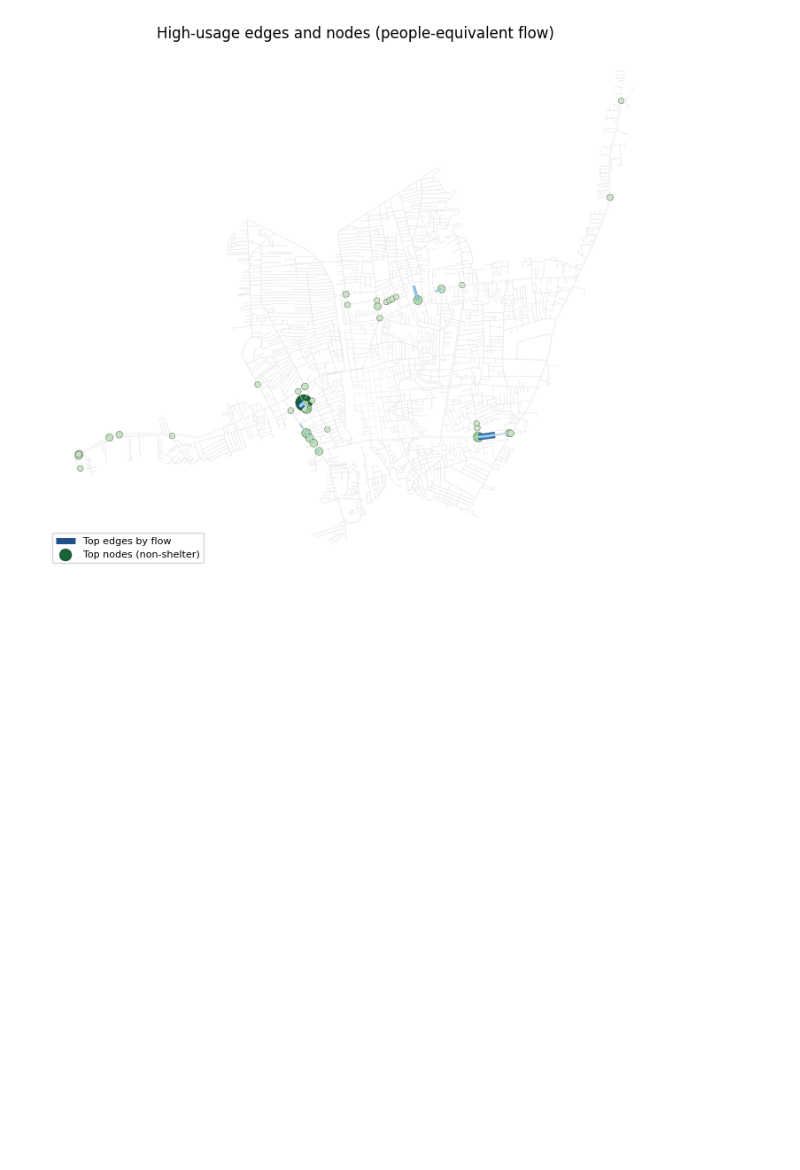
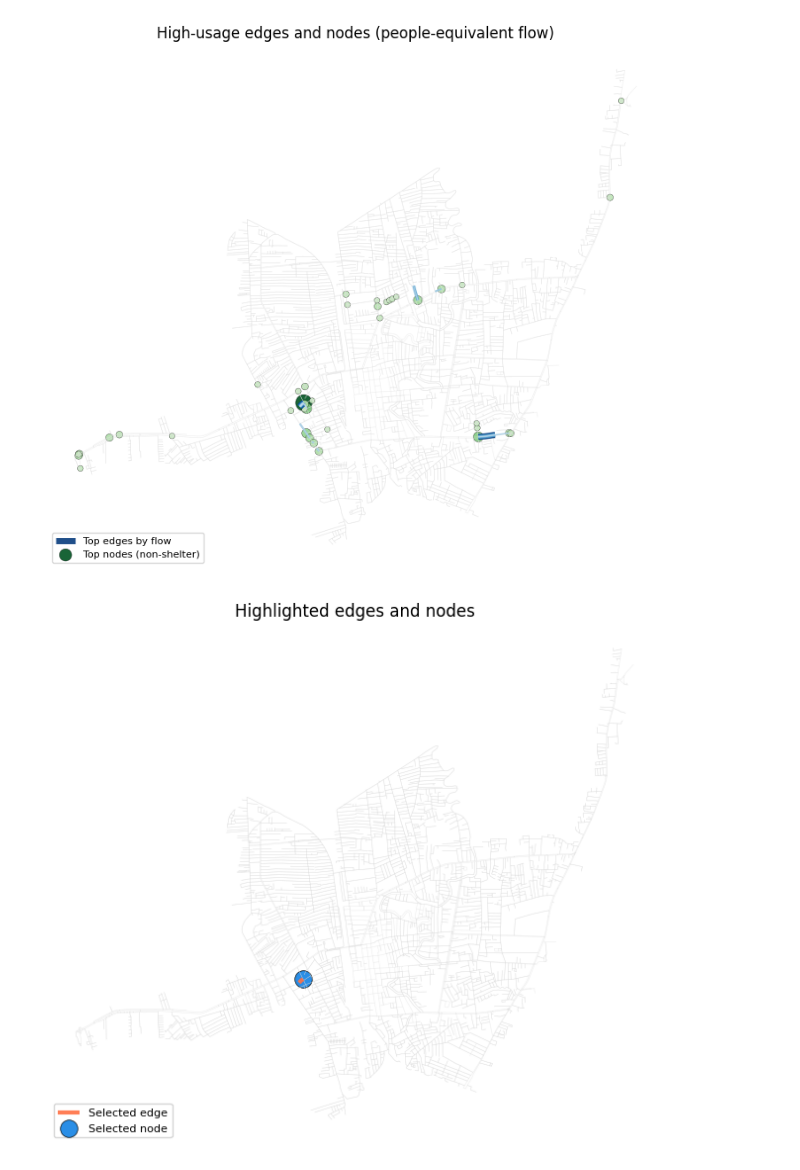
Before and after one commit to CosmosDever/Thesis-EvSim-Flooding-TH, a Jupyter notebook: Test_on_HatYai.ipynb, the cells around one changed output. Saved outputs shown, nothing was run; the diff lists cells and outputs as text; code cells hidden in the pictures; blank space fills up the shorter version.

```diff
--- a/Test_on_HatYai.ipynb
+++ b/Test_on_HatYai.ipynb
@@ -1735,3 +1735,58 @@ Top edges by people (u -> v : people):
   node 809537797: 1933 people
   node 485580824: 1897 people
 [figure]
+# %%
+# Quick plot of selected edges/nodes on the map
+# Update edge_pairs / node_list as needed
+import matplotlib.pyplot as plt
+
+edge_pairs = [(1680666946, 1680666763)]  # list of (u, v)
+node_list = [1680666946]
+
+# Build lookup for geometries
+edge_geoms = {}
+for _, row in edges_anim.iterrows():
+    key = (int(row.u), int(row.v))
+    edge_geoms[key] = row.geometry
+    edge_geoms[(int(row.v), int(row.u))] = row.geometry  # allow reverse lookup
+
+fig, ax = plt.subplots(figsize=(8, 8))
+
+# Base network
+if len(edges_anim):
+    edges_anim.plot(ax=ax, color="#d9d9d9", linewidth=0.35, alpha=0.5)
+
+# Plot selected edges
+for (u, v) in edge_pairs:
+    geom = edge_geoms.get((int(u), int(v)))
+    if geom is None:
+        print(f"Edge {u} → {v} not found in edges_anim")
+        continue
+    gpd.GeoSeries([geom]).plot(ax=ax, color="#ff7043", linewidth=3.0, alpha=0.9, label="Selected edge")
+
+# Plot selected nodes
+if len(node_list):
+    nodes_sel = nodes_anim[nodes_anim["osmid"].isin(node_list)]
+    if len(nodes_sel):
+        nodes_sel.plot(
+            ax=ax,
+            color="#1e88e5",
+            markersize=160,
+            edgecolor="k",
+            linewidth=0.5,
+            alpha=0.95,
+            label="Selected node",
+        )
+    else:
+        print("Selected nodes not found in nodes_anim")
+
+ax.set_title("Highlighted edges and nodes")
+ax.set_axis_off()
+handles, labels = ax.get_legend_handles_labels()
+uniq = dict(zip(labels, handles))
+if uniq:
+    ax.legend(uniq.values(), uniq.keys(), loc="lower left", fontsize=8)
+
+plt.show()
+# %% [output]
+[figure, added]
```
